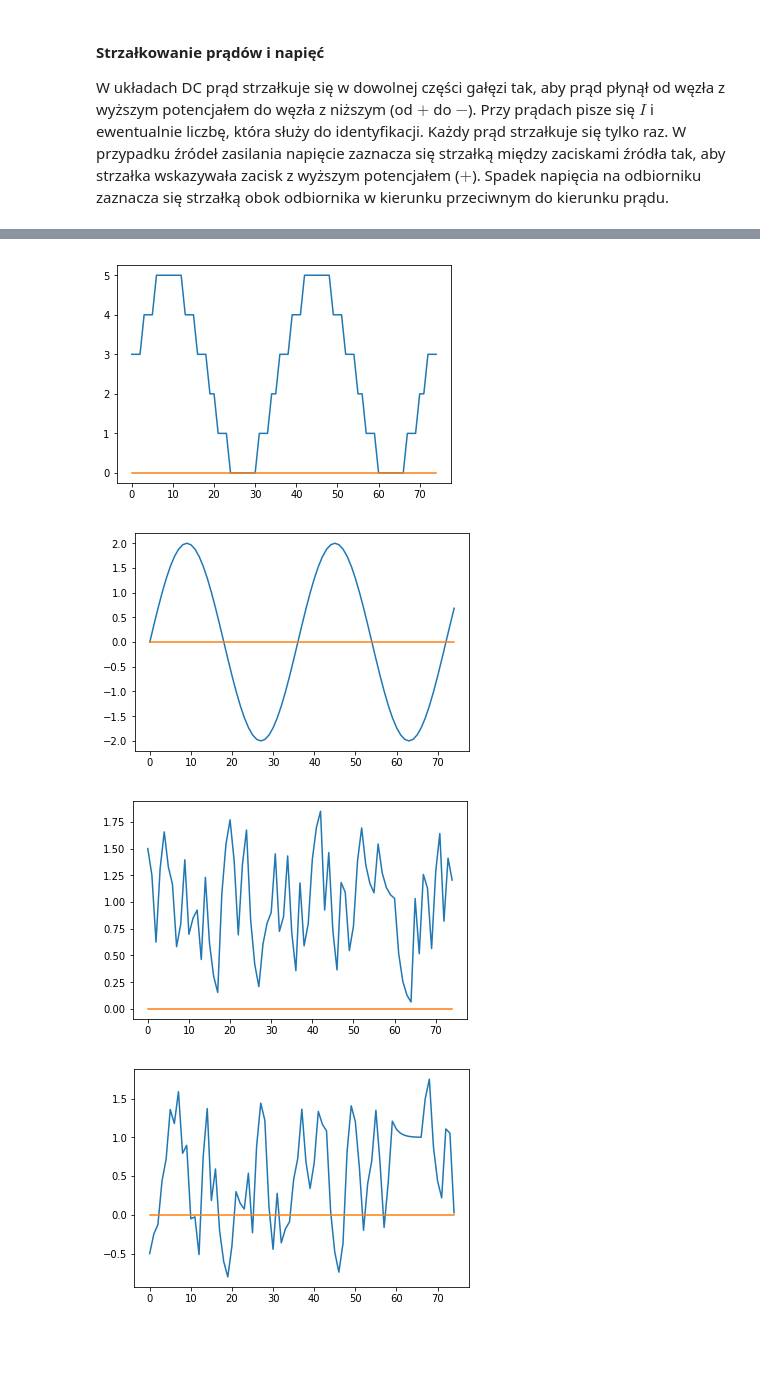
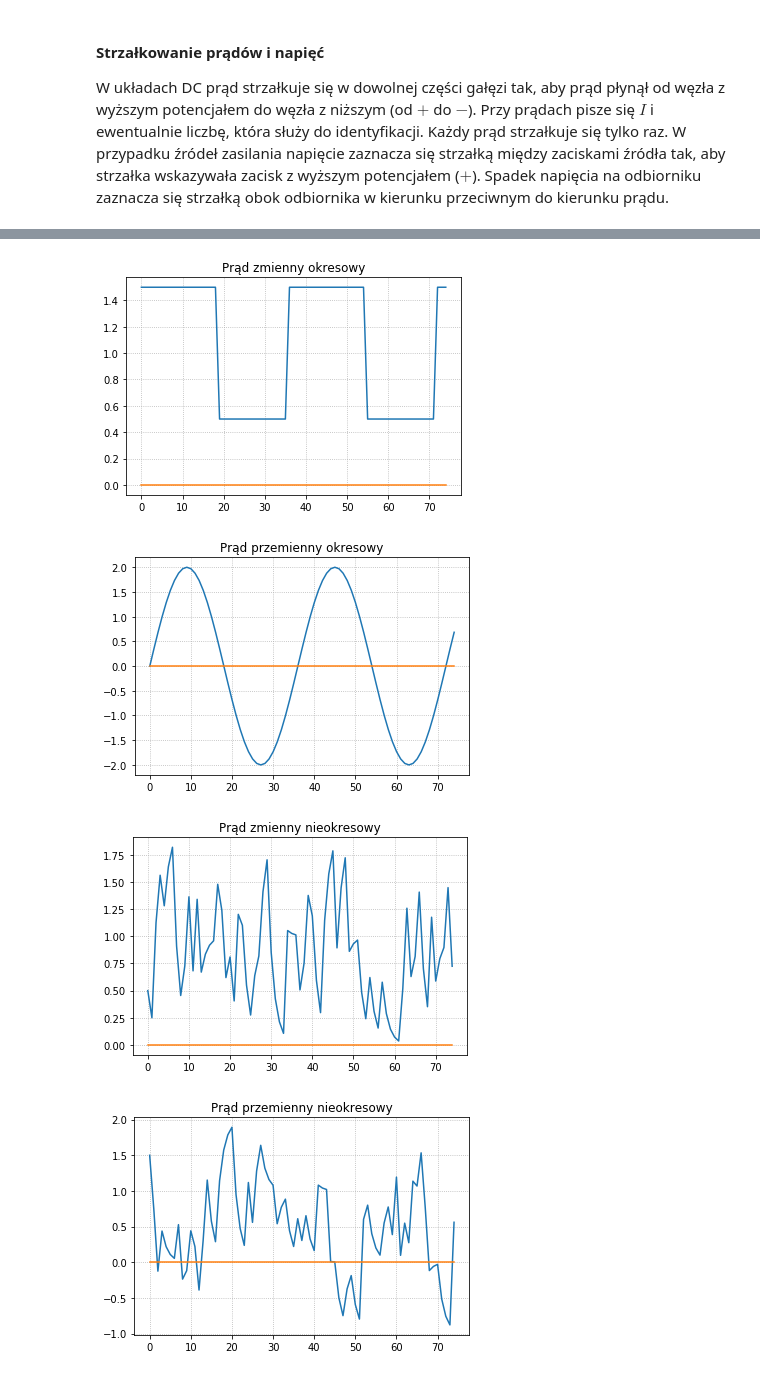
Before and after one commit to DiskenPeelen/elektro-zeszyt, a Jupyter notebook: elektro1.ipynb, the cells around one changed output, grey strips where cells are left out. Saved outputs shown, nothing was run; the diff lists cells and outputs as text; code cells hidden in the pictures; blank space fills up the shorter version.

```diff
--- a/elektro1.ipynb
+++ b/elektro1.ipynb
@@ -273,35 +274,40 @@ W przypadku prądu stałego natężęnie prądu nie zmienia się. Prąd jest zmi
 # %%
 # Przykładowe wykresy
+
+# Przygotowanie danych
 length = 75
 xlist = range(length)
 zeros = [0]*length
-y_zo = [5*sin(to_rads(x*10%360))//2+3 for x in xlist] # Prąd zmienny okresowy
+y_zo = [5*sin(to_rads(x*10%360))//10+1.5 for x in xlist] # Prąd zmienny okresowy
 y_po = [2*sin(to_rads(x*10%360)) for x in xlist] # Prąd przemienny okresowy
 y_zn = [int(rand(0,2)) for x in xlist] # Prąd zmienny nieokresowy
 y_pn = [int(rand(-1,2)) for x in xlist] # Prąd przemienny nieokresowy
 
-# Wygładzenie
+# Wygładzenie losowych wartości
 factor = length
 for index in range(length):
     prev_zn, zn = y_zn[index-1], y_zn[index]
     prev_pn, pn = y_pn[index-1], y_pn[index]
     y_zn[index] = (zn+prev_zn)/2
     y_pn[index] = (pn+prev_pn)/2
 
+def show_plot(title):
+    plt.plot(xlist, zeros)
+    plt.title(title)
+    plt.grid(linestyle='dotted')
+    plt.show()
+
+# Wynik
 plt.plot(xlist, y_zo)
-plt.plot(xlist, zeros)
-plt.show()
+show_plot('Prąd zmienny okresowy')
 plt.plot(xlist, y_po)
-plt.plot(xlist, zeros)
-plt.show()
+show_plot('Prąd przemienny okresowy')
 plt.plot(xlist, y_zn)
-plt.plot(xlist, zeros)
-plt.show()
+show_plot('Prąd zmienny nieokresowy')
 plt.plot(xlist, y_pn)
-plt.plot(xlist, zeros)
-plt.show()
+show_plot('Prąd przemienny nieokresowy')
 # %% [output]
-[figure, old version]
+[figure, new version]
-[figure, old version]
+[figure, new version]
-[figure, old version]
+[figure, new version]
-[figure, old version]
+[figure, new version]
```
Also changed, not shown: parts of 9 cells of this notebook.
